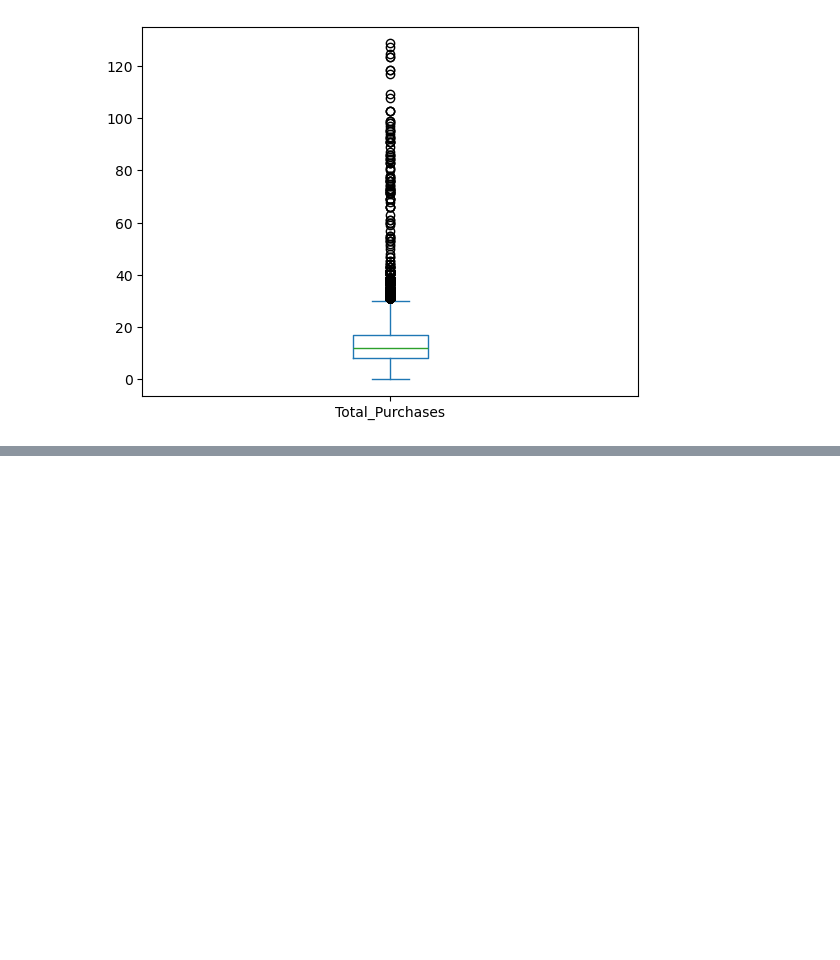
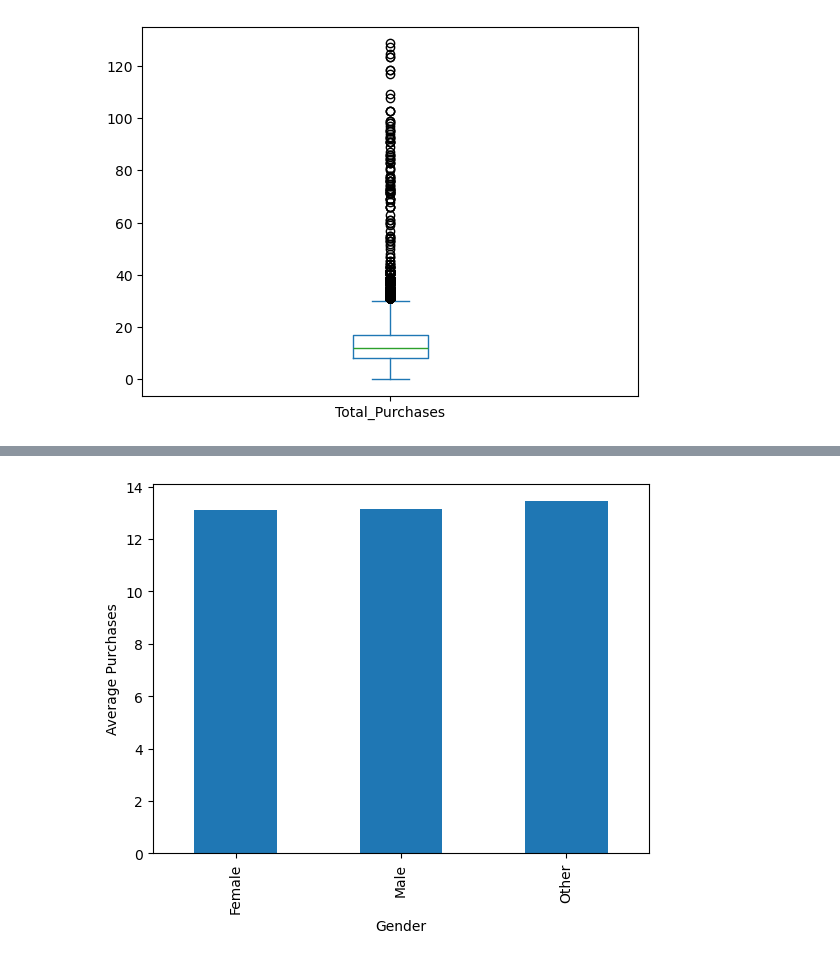
Before and after one commit to sejal18c/Customer-Shopping-Analytics, a Jupyter notebook: notebooks/eda.ipynb, the cells around one changed output, grey strips where cells are left out. Saved outputs shown, nothing was run; the diff lists cells and outputs as text; code cells hidden in the pictures; blank space fills up the shorter version.

```diff
--- a/notebooks/eda.ipynb
+++ b/notebooks/eda.ipynb
@@ -247,0 +275,8 @@ plt.show()
+# %%
+df.groupby("Gender")["Total_Purchases"].mean().plot.bar()
+
+plt.ylabel("Average Purchases")
+
+plt.show()
+# %% [output]
+[figure, added]
```
Also changed, not shown: parts of 16 cells of this notebook, 1 other file.
